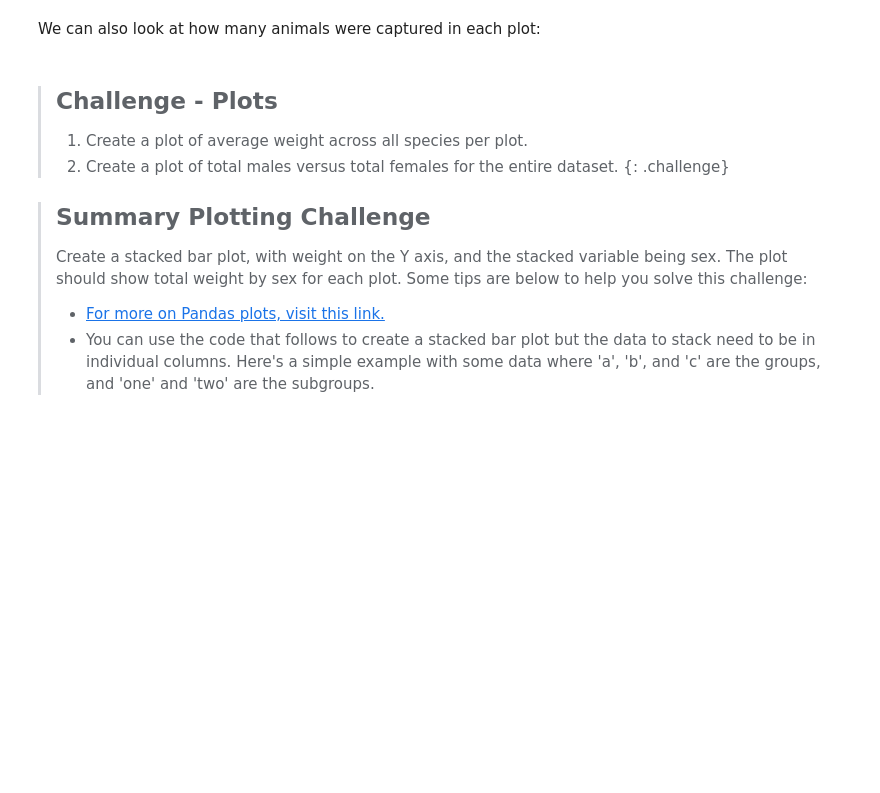
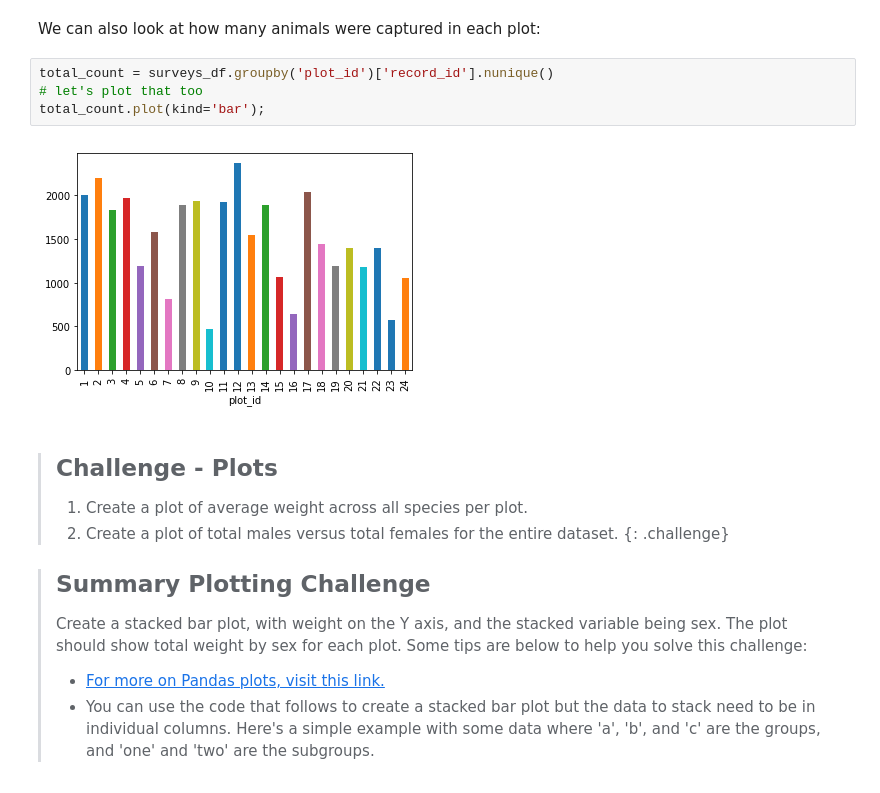
Before and after one commit to datacarpentry/python-ecology-lesson, a Jupyter notebook: _episodes_pynb/01-Starting_with_data.ipynb, the cells around one changed output. Cells and saved outputs as stored; diff of their text form; blank space fills up the shorter version.

```diff
--- a/_episodes_pynb/01-Starting_with_data.ipynb
+++ b/_episodes_pynb/01-Starting_with_data.ipynb
@@ -252,5 +420,11 @@ We can plot our summary stats using Pandas, too.
 # %% [markdown]
 We can also look at how many animals were captured in each plot:
+# %%
+total_count = surveys_df.groupby('plot_id')['record_id'].nunique()
+# let's plot that too
+total_count.plot(kind='bar');
+# %% [output]
+[figure, added]
 # %% [markdown]
 > ## Challenge - Plots
 >
```
Also changed, not shown: parts of 29 cells of this notebook, 1 other file.
